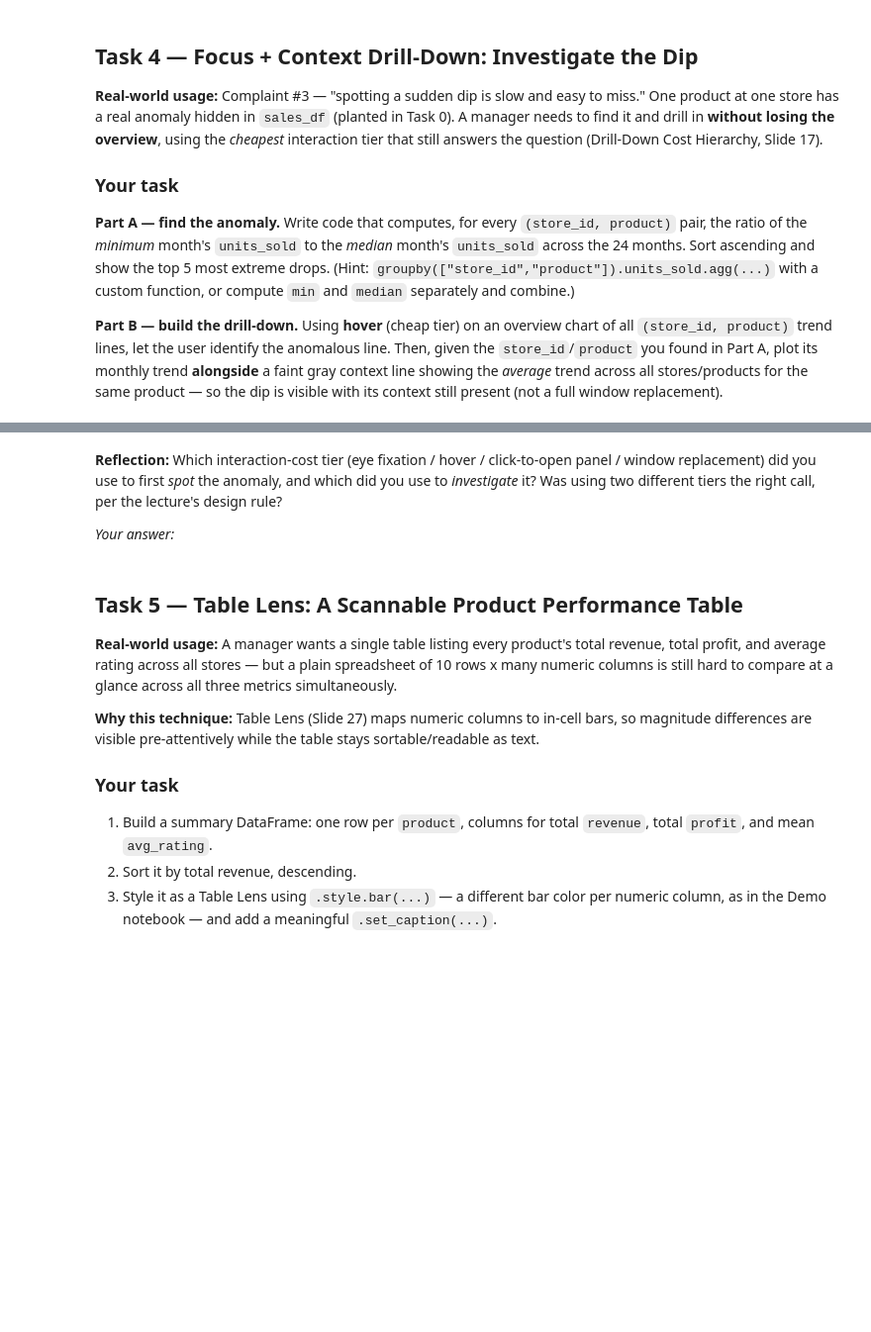
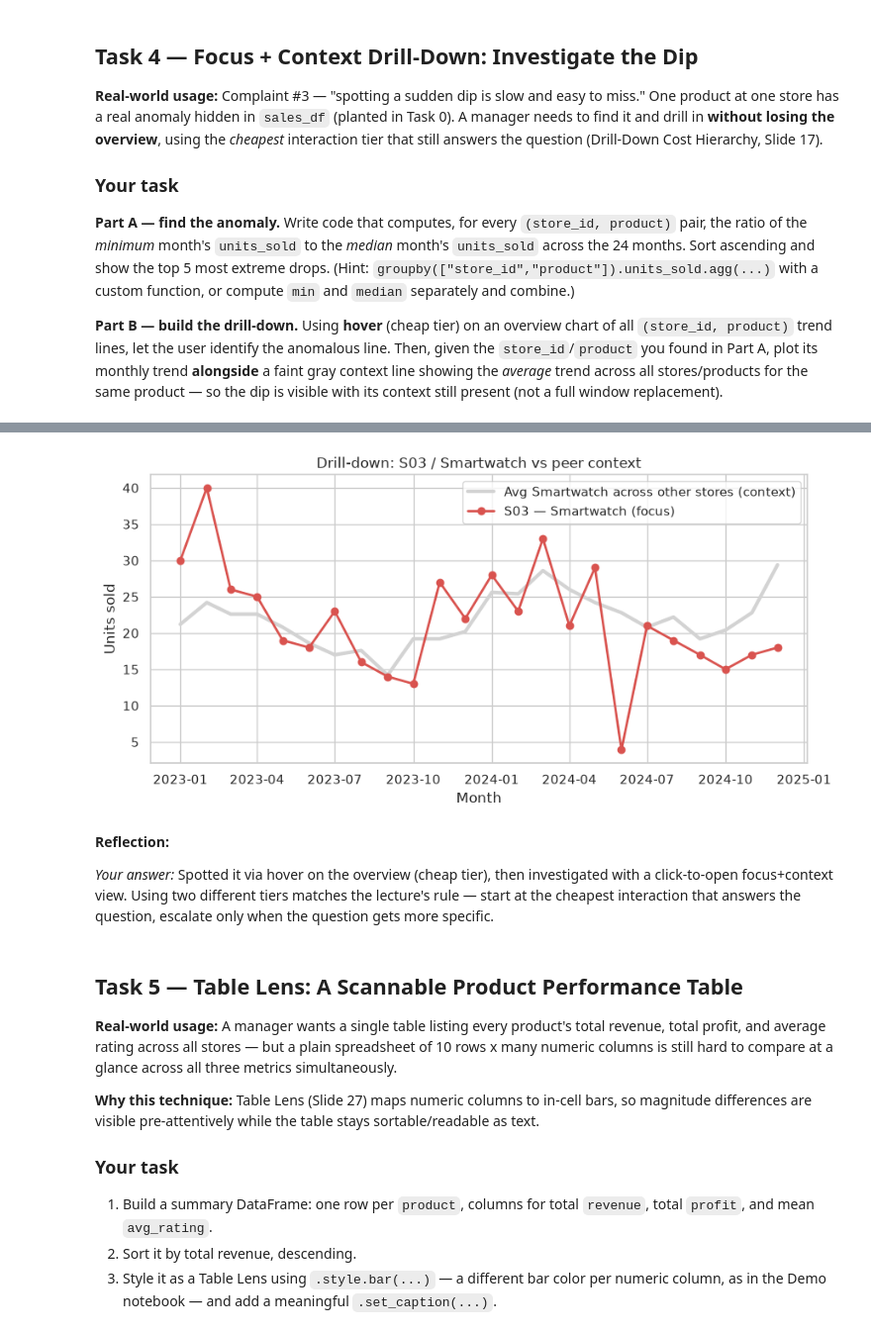
Before and after one commit to mrwhats-it/vdui-assignments, a Jupyter notebook: unit2/Unit2_ppt1_activity.ipynb, the cells around one changed output, grey strips where cells are left out. Shown at 99% size. Drawn from its saved outputs; the diff is of its cells as text; code cells hidden in the pictures; blank space fills up the shorter version.

Commit message:
unit2 ppt1,4,5,7

```diff
--- a/unit2/Unit2_ppt1_activity.ipynb
+++ b/unit2/Unit2_ppt1_activity.ipynb
@@ -276,8 +317,10 @@ monthly trend **alongside** a faint gray context line showing the *average* tren
 stores/products for the same product — so the dip is visible with its context still present (not a
 full window replacement).
 # %%
-
 # --- Part A: find the anomaly ---
-# TODO: compute min/median ratio per (store_id, product) and show the 5 most extreme
-
-anomaly_ranking = None  # TODO
+grp = sales_df.groupby(["store_id", "product"]).units_sold
+anomaly_ranking = (pd.DataFrame({"min": grp.min(), "median": grp.median()})
+                     .assign(ratio=lambda d: d["min"] / d["median"])
+                     .sort_values("ratio")
+                     .head(5))
+anomaly_ranking
@@ -284,19 +335,39 @@ anomaly_ranking = None  # TODO
 # %%
+# --- Part B: drill-down with context preserved ---
+# Overview line chart, one line per (store_id, product), hover shows both
+trend_df = (sales_df.groupby(["month", "store_id", "product"], as_index=False)
+                    .units_sold.sum())
+fig = px.line(trend_df, x="month", y="units_sold",
+              color="store_id", line_dash="product",
+              hover_data=["store_id", "product"],
+              title="Overview: units_sold trend per (store, product) — hover to identify")
+fig.update_traces(opacity=0.5)
+fig.show()
 
-# --- Part B: drill-down with context preserved ---
-# TODO 1: build an overview plotly line chart of units_sold over month, one line per (store_id, product)
-#         combination, with hover showing store_id + product (cheap-tier epistemic action)
+# Drill-down: focus on top anomaly + faint context for same product across other stores
+top_store, top_product = anomaly_ranking.index[0]
 
-# TODO 2: using the (store_id, product) pair you identified as the top anomaly in Part A,
-#         plot its monthly units_sold trend (focus) together with the average trend for that SAME
-#         product across all other stores (context), on one shared chart
+focus = (sales_df[(sales_df.store_id == top_store) & (sales_df["product"] == top_product)]
+         .groupby("month").units_sold.sum())
+context = (sales_df[(sales_df["product"] == top_product) & (sales_df.store_id != top_store)]
+           .groupby("month").units_sold.mean())
+
+fig2, ax = plt.subplots(figsize=(9, 4.5))
+ax.plot(context.index, context.values, color="lightgray", lw=3,
+        label=f"Avg {top_product} across other stores (context)")
+ax.plot(focus.index, focus.values, color="#D9534F", marker="o", lw=2,
+        label=f"{top_store} — {top_product} (focus)")
+ax.set_title(f"Drill-down: {top_store} / {top_product} vs peer context")
+ax.set_xlabel("Month"); ax.set_ylabel("Units sold")
+ax.legend()
+plt.tight_layout()
+plt.show()
+# %% [output]
+[figure, added]
 # %% [markdown]
+**Reflection:**
 
-**Reflection:** Which interaction-cost tier (eye fixation / hover / click-to-open panel / window
-replacement) did you use to first *spot* the anomaly, and which did you use to *investigate* it? Was
-using two different tiers the right call, per the lecture's design rule?
-
-_Your answer:_
+_Your answer:_ Spotted it via hover on the overview (cheap tier), then investigated with a click-to-open focus+context view. Using two different tiers matches the lecture's rule — start at the cheapest interaction that answers the question, escalate only when the question gets more specific.
 # %% [markdown]
 
 ## Task 5 — Table Lens: A Scannable Product Performance Table
```
Also changed, not shown: parts of 16 cells of this notebook, 6 other files.
